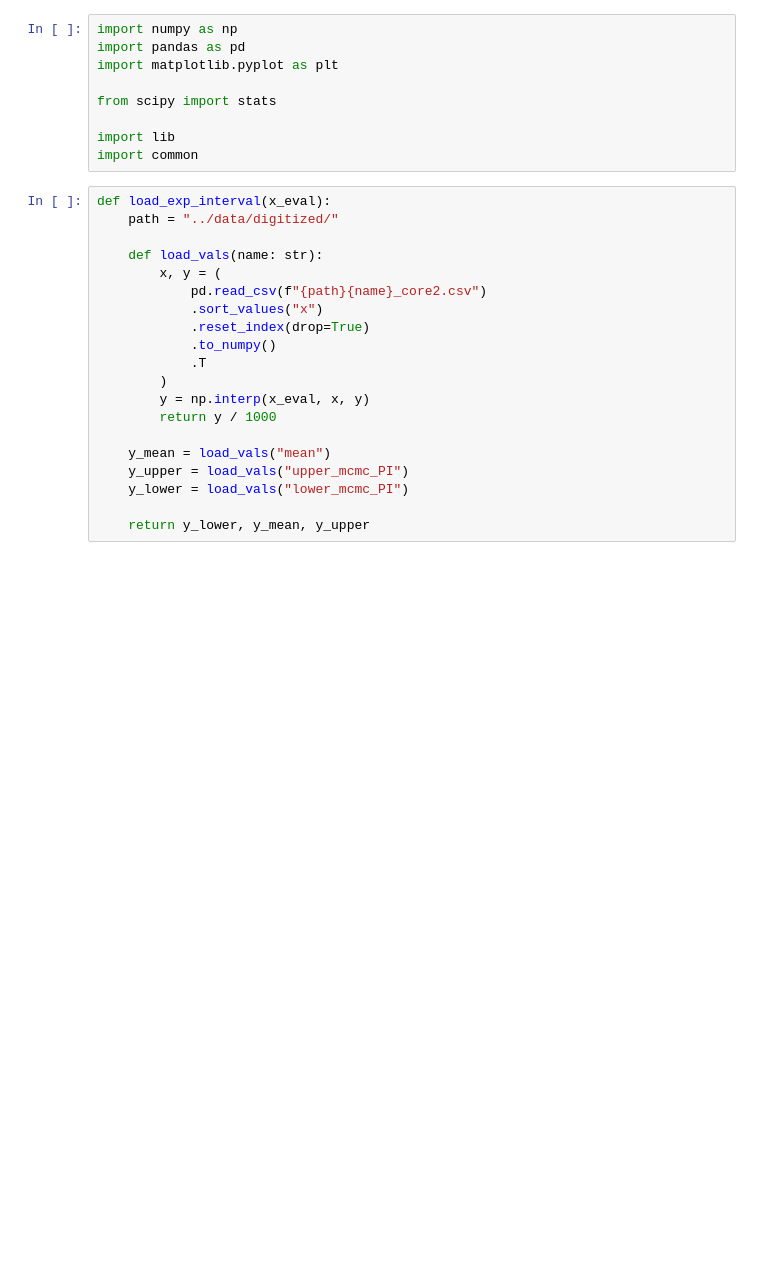
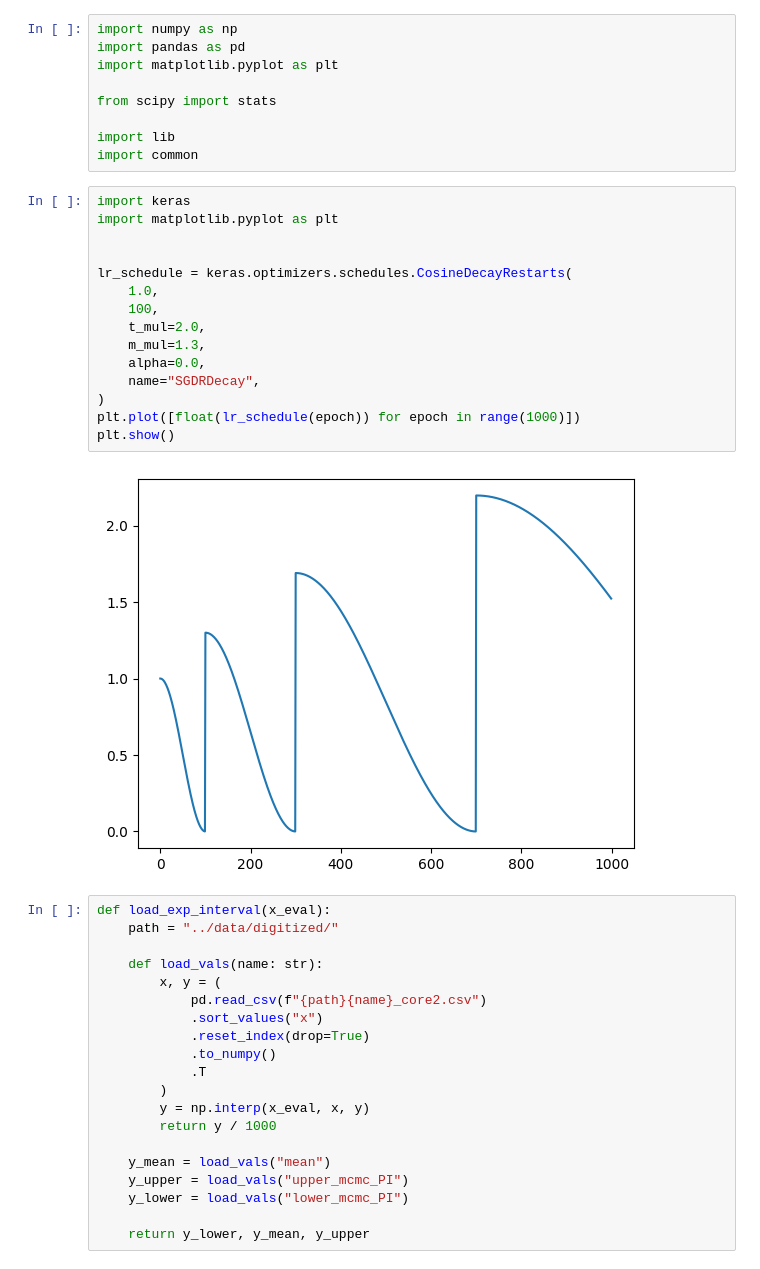
Before and after one commit to RiccardoFrenner/finn-nnpie, a Jupyter notebook: src/tmp_test.ipynb, the cells around one changed output. Cells and saved outputs as stored; diff of their text form; blank space fills up the shorter version.

```diff
--- a/src/tmp_test.ipynb
+++ b/src/tmp_test.ipynb
@@ -7,6 +7,23 @@ from scipy import stats
 
 import lib
 import common
+# %%
+import keras
+import matplotlib.pyplot as plt
+
+
+lr_schedule = keras.optimizers.schedules.CosineDecayRestarts(
+    1.0,
+    100,
+    t_mul=2.0,
+    m_mul=1.3,
+    alpha=0.0,
+    name="SGDRDecay",
+)
+plt.plot([float(lr_schedule(epoch)) for epoch in range(1000)])
+plt.show()
+# %% [output]
+[figure, added]
 # %%
 def load_exp_interval(x_eval):
     path = "../data/digitized/"
```
Also changed, not shown: 13 other files.
